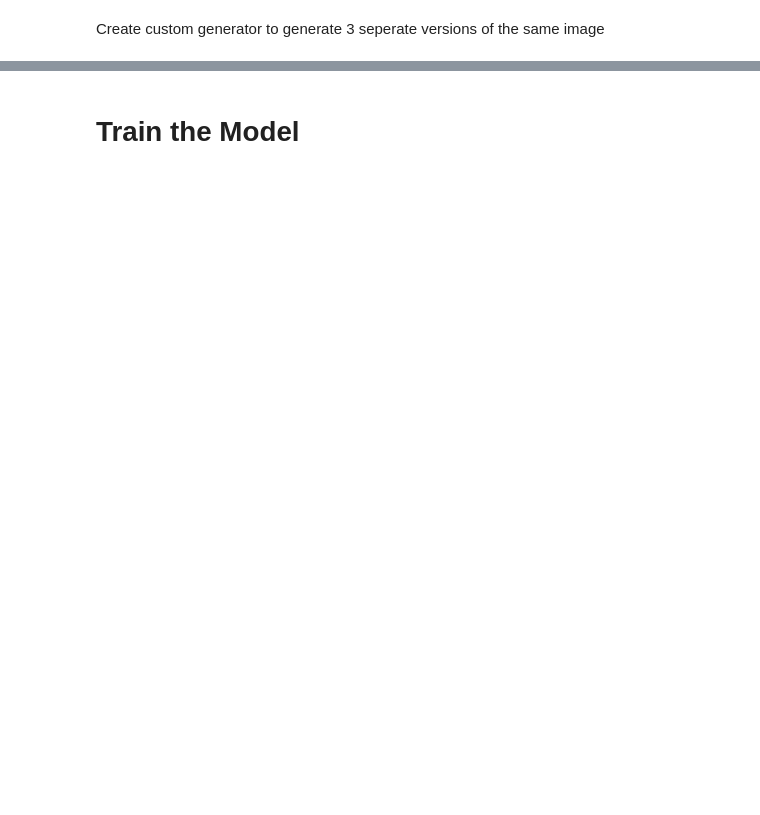
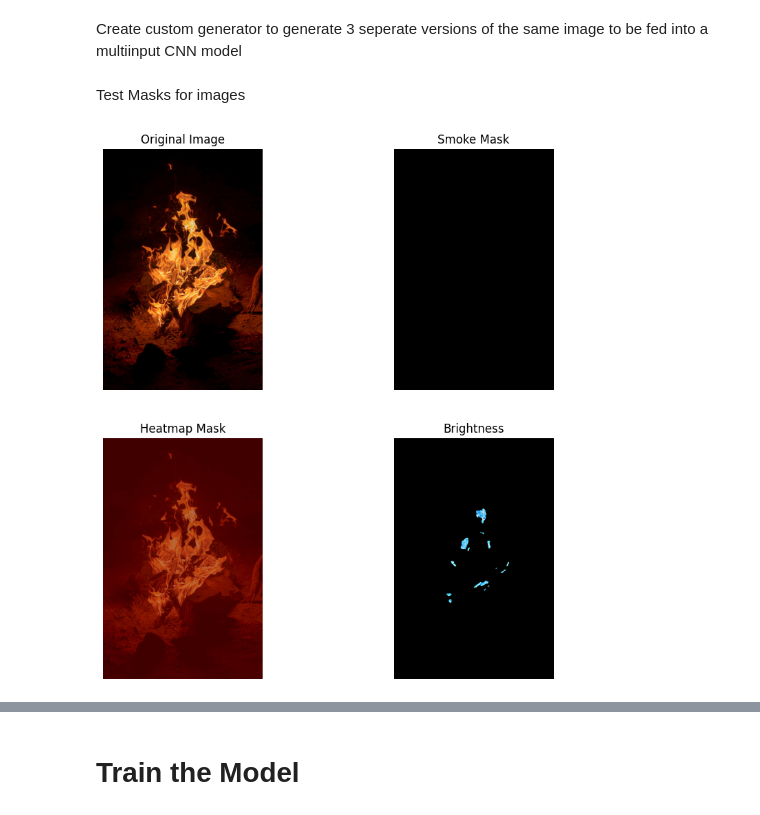
Before and after one commit to ushariRanasinghe/Fire-Detection, a Jupyter notebook: Finalv6.ipynb, the cells around one changed output, grey strips where cells are left out. Cells and saved outputs as stored; diff of their text form; code cells hidden in the pictures; blank space fills up the shorter version.

Commit message:
Kaggle Notebook | Household fire detection | Version 9

```diff
--- a/Finalv6.ipynb
+++ b/Finalv6.ipynb
@@ -188,5 +237,5 @@ def generate_color_mask(image):
 # %% [markdown]
-Create custom generator to generate 3 seperate versions of the same image
+Create custom generator to generate 3 seperate versions of the same image to be fed into a multiinput CNN model
 # %%
 
 def custom_generator(image_path_list, Labels, batch_size=16):
@@ -232,41 +281,43 @@ def custom_generator(image_path_list, Labels, batch_size=16):
             Y_batch = np.array(Y_batch).reshape(-1, 1)
 
             yield (X_batch_1, X_batch_2, X_batch_3), Y_batch
+# %% [markdown]
+Test Masks for images
 # %%
-url='https://i0.wp.com/yaleclimateconnections.org/wp-content/uploads/2023/03/323_wildfireroad_1600.png?fit=1200%2C675&ssl=1'
-response = requests.get(url)
-image_np = np.asarray(bytearray(response.content), dtype=np.uint8)
-image = cv2.imdecode(image_np, cv2.IMREAD_COLOR)
-masked_image1, masked_image2, masked_image3 = apply_masks(image)
+def fetch_and_display_image(url):
+    response = requests.get(url)
+    image_np = np.asarray(bytearray(response.content), dtype=np.uint8)
+    image = cv2.imdecode(image_np, cv2.IMREAD_COLOR)
+    masked_image1, masked_image2, masked_image3 = apply_masks(image)
 
-# Display the images in a 2x2 grid
-plt.figure(figsize=(10, 10))
+    plt.figure(figsize=(10, 10))
 
-# Original image
-plt.subplot(2, 2, 1)
-plt.imshow(cv2.cvtColor(image, cv2.COLOR_BGR2RGB))
-plt.title('Original Image')
-plt.axis('off')
+    plt.subplot(2, 2, 1)
+    plt.imshow(cv2.cvtColor(image, cv2.COLOR_BGR2RGB))
+    plt.title('Original Image')
+    plt.axis('off')
 
-# Masked image 1
-plt.subplot(2, 2, 2)
-plt.imshow(cv2.cvtColor(masked_image1, cv2.COLOR_BGR2RGB))
-plt.title('Edge Mask')
-plt.axis('off')
+    plt.subplot(2, 2, 2)
+    plt.imshow(cv2.cvtColor(masked_image1, cv2.COLOR_BGR2RGB))
+    plt.title('Smoke Mask')
+    plt.axis('off')
 
-# Masked image 2
-plt.subplot(2, 2, 3)
-plt.imshow(cv2.cvtColor(masked_image2, cv2.COLOR_BGR2RGB))
-plt.title('Heatmap Mask')
-plt.axis('off')
+    plt.subplot(2, 2, 3)
+    plt.imshow(cv2.cvtColor(masked_image2, cv2.COLOR_BGR2RGB))
+    plt.title('Heatmap Mask')
+    plt.axis('off')
 
-# Masked image 3
-plt.subplot(2, 2, 4)
-plt.imshow(cv2.cvtColor(masked_image3, cv2.COLOR_BGR2RGB))
-plt.title('Smoke Mask')
-plt.axis('off')
+    plt.subplot(2, 2, 4)
+    plt.imshow(masked_image3, cmap='gray')
+    plt.title('Brightness')
+    plt.axis('off')
 
-plt.show()
+    plt.show()
+
+url='https://images.pexels.com/photos/5159914/pexels-photo-5159914.png?auto=compress&cs=tinysrgb&w=600'
+fetch_and_display_image(url)
+# %% [output]
+[figure, added]
 # %%
 def create_model(IMAGE_SHAPE):
     """
```
Also changed, not shown: parts of 14 cells of this notebook.
